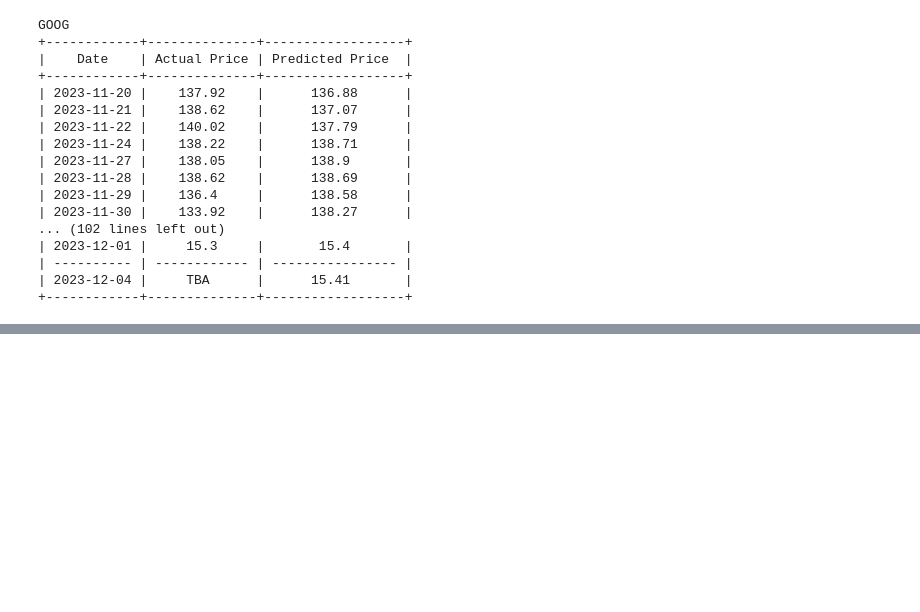
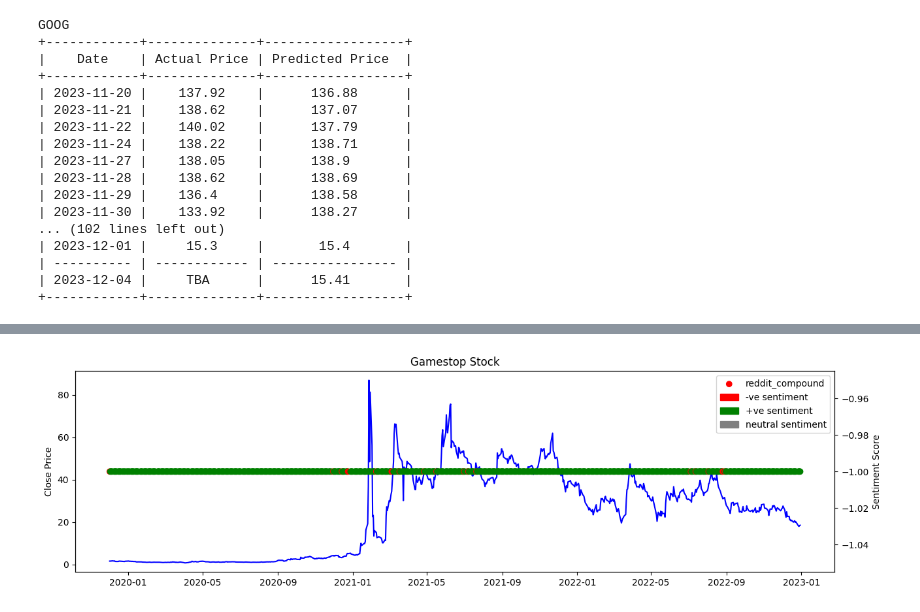
Before and after one commit to sohamthirty/Stock-Price-Prediction-with-Sentiment-Analysis, a Jupyter notebook: Inference_sentiments.ipynb, the cells around one changed output, grey strips where cells are left out. Cells and saved outputs as stored; diff of their text form; code cells hidden in the pictures; blank space fills up the shorter version.

```diff
--- a/Inference_sentiments.ipynb
+++ b/Inference_sentiments.ipynb
@@ -242,7 +243,7 @@ reddit = praw.Reddit(
 subreddits_to_search = ['stocks', 'investing', 'wallstreetbets', 'finance', 'economy', 'stockmarket', 'business']
 
 # list of search queries
-search_queries = ['Google Stocks OR GOOG', 'Microsoft Stocks OR MSFT', 'Amazon Stocks or AMZN', 'Netflix Stocks OR NFLX', 'TESLA Stocks OR TSLA','Nvidia stocks or NVDA', 'GameStop Corp or GME' ]
+search_queries = ['GameStop or GME' ] # 'Google Stocks OR GOOG', 'Microsoft Stocks OR MSFT', 'Amazon Stocks or AMZN', 'Netflix Stocks OR NFLX', 'TESLA Stocks OR TSLA','Nvidia stocks or NVDA',
 
 # Define the date range (January 1, 2015, to December 31, 2020) for consistency
 start_date = datetime.date(2018, 1, 1)
@@ -433,8 +414,8 @@ def load_data(choosen_stock, predict_type):
         return df, startdate, dt.datetime(2023, 12, 8)
 
     else:
-        startdate = dt.datetime(2015, 1, 1) # start date
-        enddate = dt.datetime(2023, 11, 1) # end date
+        startdate = dt.datetime(2018, 1, 1) # start date
+        enddate = dt.datetime(2023, 11, 4) # end date
 
         # Retrieve historical stock price data for the specified symbols and date range
         df = yf.download(y_symbols, start=startdate, end=enddate)
@@ -710,0 +772,33 @@ GOOG
+# %%
+df2 = df[(df['Date']>pd.to_datetime('2019-12-01')) & (df['Date']<pd.to_datetime('2023-01-01')) ]
+
+# Create the plot
+fig, ax1 = plt.subplots(figsize=[15,4])
+
+# Plot the close price line
+ax1.plot(df2['Date'], df2['Close'], label='Close',color='blue')
+
+# Plot the reddit compound scatter points with color based on value
+colors = ['red' if val < 0 else 'green' for val in df2['reddit_compound']]
+ax2 = ax1.twinx()
+ax2.scatter(df2['Date'], df2['reddit_compound'], c=colors)
+
+
+# Add labels and title
+# ax1.set_xlabel('Date')
+ax1.set_ylabel('Close Price')
+ax2.set_ylabel('Sentiment Score')
+plt.title('Gamestop Stock')
+
+# Add legend
+# Add legend
+handles, labels = ax2.get_legend_handles_labels()
+handles.extend([plt.Circle((0, 0), 0.1, color='red'), plt.Circle((0, 0), 0.1, color='green'), plt.Circle((0, 0), 0.1, color='grey')])
+labels.extend(['-ve sentiment', '+ve sentiment', 'neutral sentiment'])
+plt.legend(handles, labels)
+
+
+# Show the plot
+plt.show()
+# %% [output]
+[figure, added]
```
Also changed, not shown: parts of 9 cells of this notebook, 20 other files.
